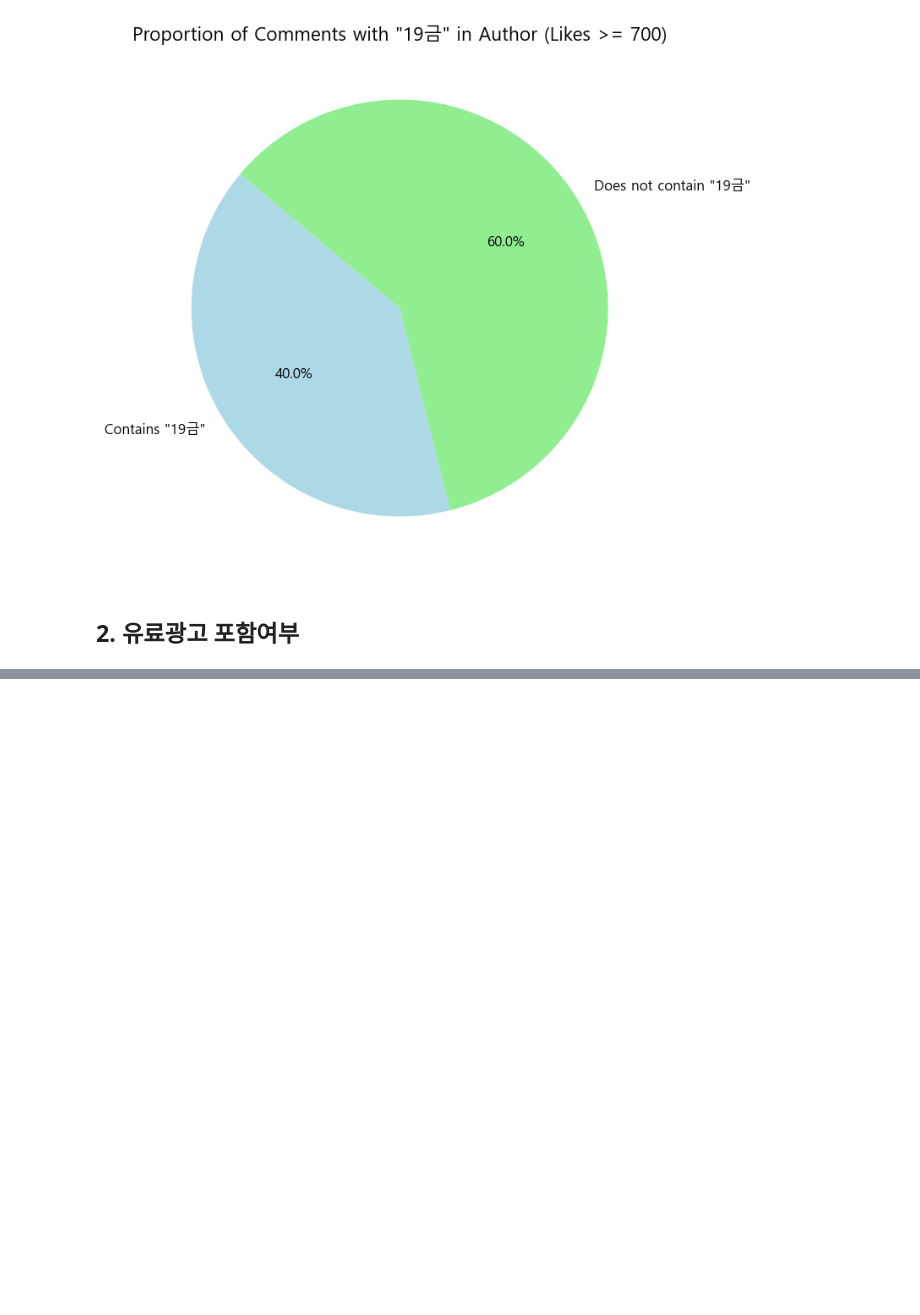
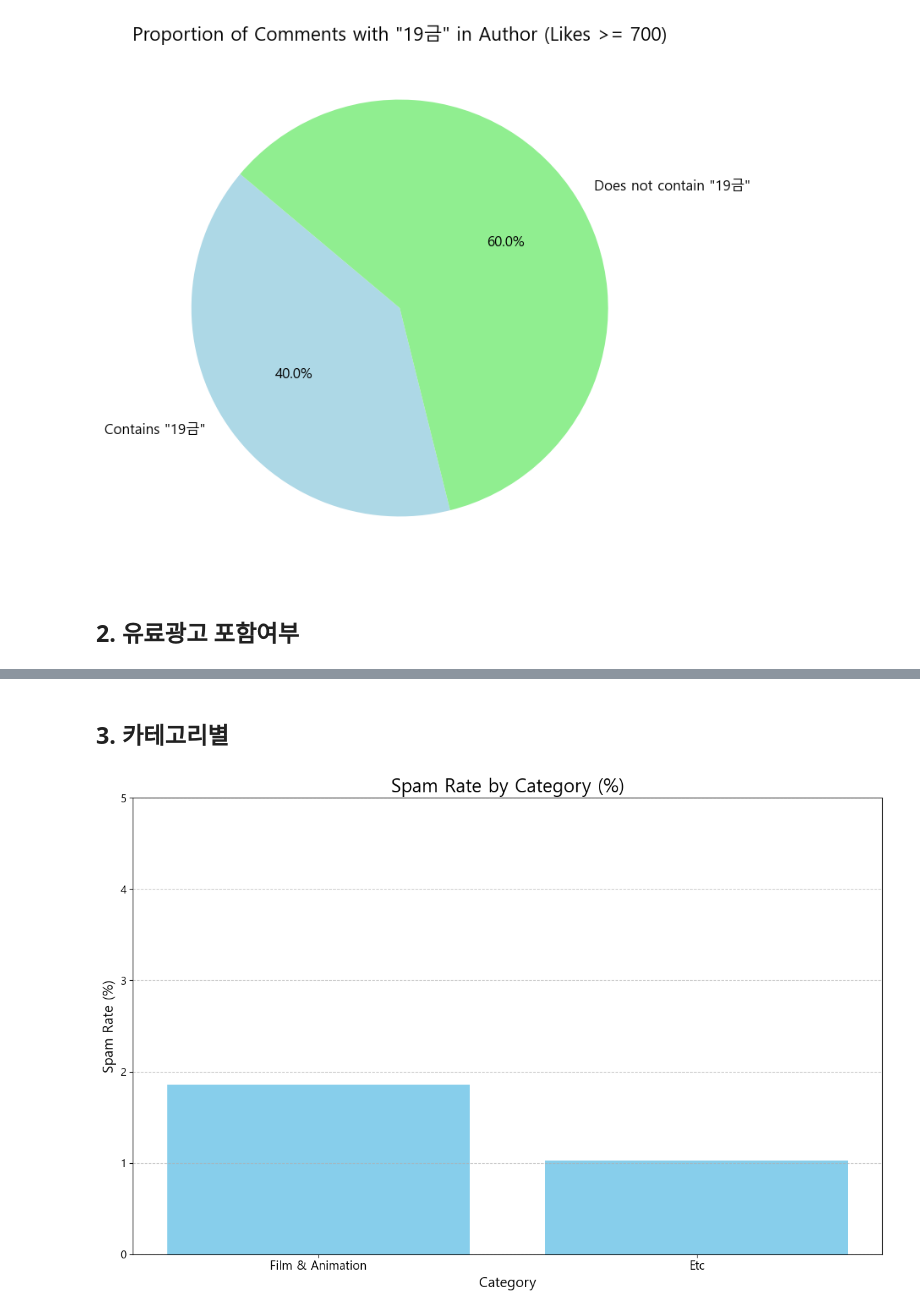
Before and after one commit to Sanghoon560/Dscover_F-_MainProject, a Jupyter notebook: eda.ipynb, the cells around one changed output, grey strips where cells are left out. Saved outputs shown, nothing was run; the diff lists cells and outputs as text; code cells hidden in the pictures; blank space fills up the shorter version.

```diff
--- a/eda.ipynb
+++ b/eda.ipynb
@@ -114,0 +185,33 @@ Comments without '19금': 3
+# %% [markdown]
+## 3. 카테고리별
+# %%
+# 0. 'Film'을 제외한 나머지 카테고리 이름 변경
+df2['category_name'] = df2['category_name'].apply(lambda x: x if x == 'Film & Animation' else 'Etc')
+
+# 1. 카테고리별 스팸 비율 계산
+spam_counts = df2.groupby('category_name')['is_spam'].sum()  # 각 카테고리의 스팸 댓글 수
+total_counts = df2['category_name'].value_counts()  # 각 카테고리의 전체 댓글 수
+
+# 스팸 비율 계산 (퍼센트로 변환)
+spam_ratios = (spam_counts / total_counts * 100).reset_index()
+spam_ratios.columns = ['category_name', 'spam_rate']  # 열 이름 변경
+
+# 2. 스팸 비율 기준으로 정렬
+spam_ratios = spam_ratios.sort_values(by='spam_rate', ascending=False)
+
+# 3. 막대그래프 시각화
+plt.figure(figsize=(12, 8))
+plt.bar(spam_ratios['category_name'], spam_ratios['spam_rate'], color='skyblue')
+plt.title('Spam Rate by Category (%)', fontsize=20)
+plt.ylabel('Spam Rate (%)', fontsize=15)
+plt.xlabel('Category', fontsize=15)
+plt.ylim(0, 5)
+plt.xticks(rotation=0, fontsize=13, ha='center')
+plt.yticks(fontsize=12)
+plt.grid(axis='y', linestyle='--', alpha=0.7)
+plt.tight_layout()
+
+# 4. 그래프 표시
+plt.show()
+# %% [output]
+[figure, added]
```
Also changed, not shown: parts of 3 cells of this notebook, 1 other file.
